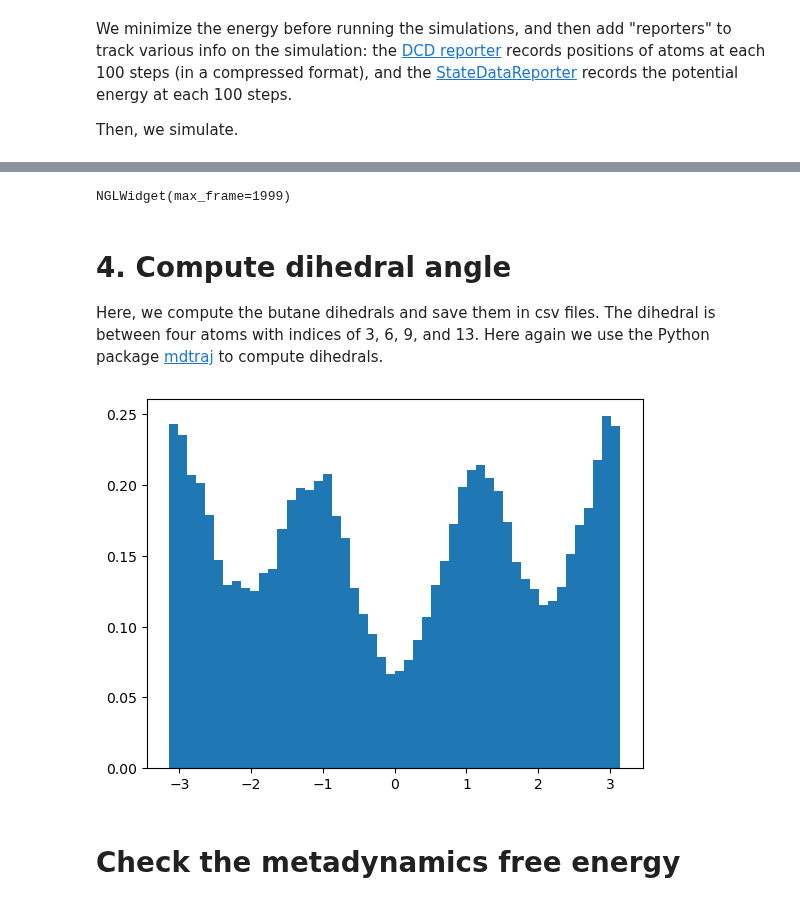
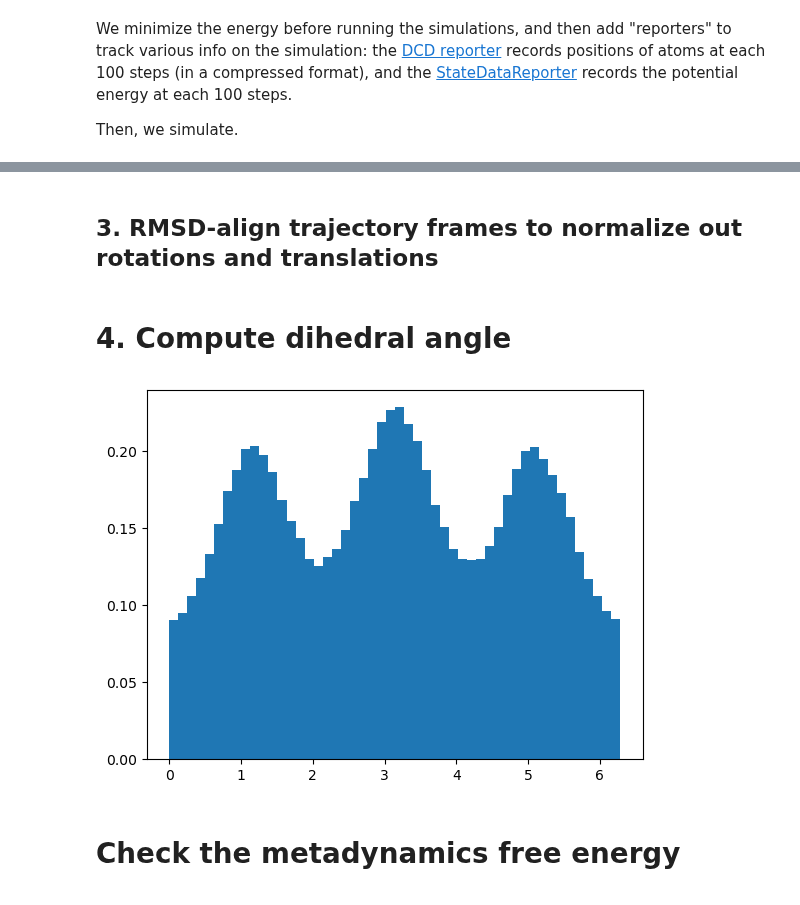
Before and after one commit to aevans1/butane, a Jupyter notebook: script/butane_openmm_metadynamics.ipynb, the cells around one changed output, grey strips where cells are left out. Saved outputs shown, nothing was run; the diff lists cells and outputs as text; code cells hidden in the pictures.

Commit message:
redid metadynamics file, added long trajectory for computing transition rate

```diff
--- a/script/butane_openmm_metadynamics.ipynb
+++ b/script/butane_openmm_metadynamics.ipynb
@@ -154,28 +119,29 @@ mdtraj/rmsd/src/theobald_rmsd.cpp UNCONVERGED ROTATION MATRIX. RETURNING IDENTIT
-# %%
-traj_sliced = traj[::100]
-
-view = nglview.show_mdtraj(traj_sliced)
-view.add_representation("ball+stick", selection="protein")
-from nglview.contrib.movie import MovieMaker
-movie = MovieMaker(view, fps=24, output='my_movie.gif')
-movie.make()
-view
-# %% [output]
-NGLWidget(max_frame=1999)
-# %% [markdown]
-# 4. Compute dihedral angle
-
-Here, we compute the butane dihedrals and
-save them in csv files. The dihedral is between four atoms with indices of 3, 6, 9, and 13.
-Here again we use the Python package [mdtraj](https://mdtraj.org/) to compute dihedrals.
+# %% [markdown]
+## 3. RMSD-align trajectory frames to normalize out rotations and translations
+# %%
+# For RMSD aligning, setting a 'mobile' and 'reference' trajectory
+mobile = mda.Universe("../data/butane.psf", my_dcd)
+ref = mda.Universe("../data/butane.psf", my_dcd)
+mobile.trajectory[-1]
+ref.trajectory[0]
+align.AlignTraj(mobile, ref, filename="../output/traj/traj_aligned_metad.dcd").run()
+mobile = mda.Universe("../data/butane.psf", "../output/traj/traj_aligned_metad.dcd")
+# %% [markdown]
+# 4. Compute dihedral angle
 # %%
-theta = mdtraj.compute_dihedrals(aligned_traj, [[3, 6, 9, 13]])
+from MDAnalysis.analysis.dihedrals import Dihedral
+
+carbons = mobile.atoms[[3, 6, 9, 13]]
+theta = Dihedral([carbons]).run().results.angles.flatten()*(np.pi/180.)
 np.savetxt(f"../output/dihedral/dihedral_metad.csv", theta, fmt = "%.5f", delimiter = ",")
+dihedrals = np.loadtxt( f"../output/dihedral/dihedral_metad.csv", delimiter = ",")
 
-dihedrals = np.loadtxt( f"../output/dihedral/dihedral_metad.csv", delimiter = ",")
+# shift dihedrals from [-pi, pi] to [0, 2pi]
+dihedrals[dihedrals < 0] = dihedrals[dihedrals < 0] + 2*np.pi
+
 _ = plt.hist(dihedrals, bins=50, density=True)
 # %% [output]
-[figure, old version]
+[figure, new version]
 # %% [markdown]
 # Check the metadynamics free energy
 # %%
```
Also changed, not shown: parts of 8 cells of this notebook, 15 other files.
